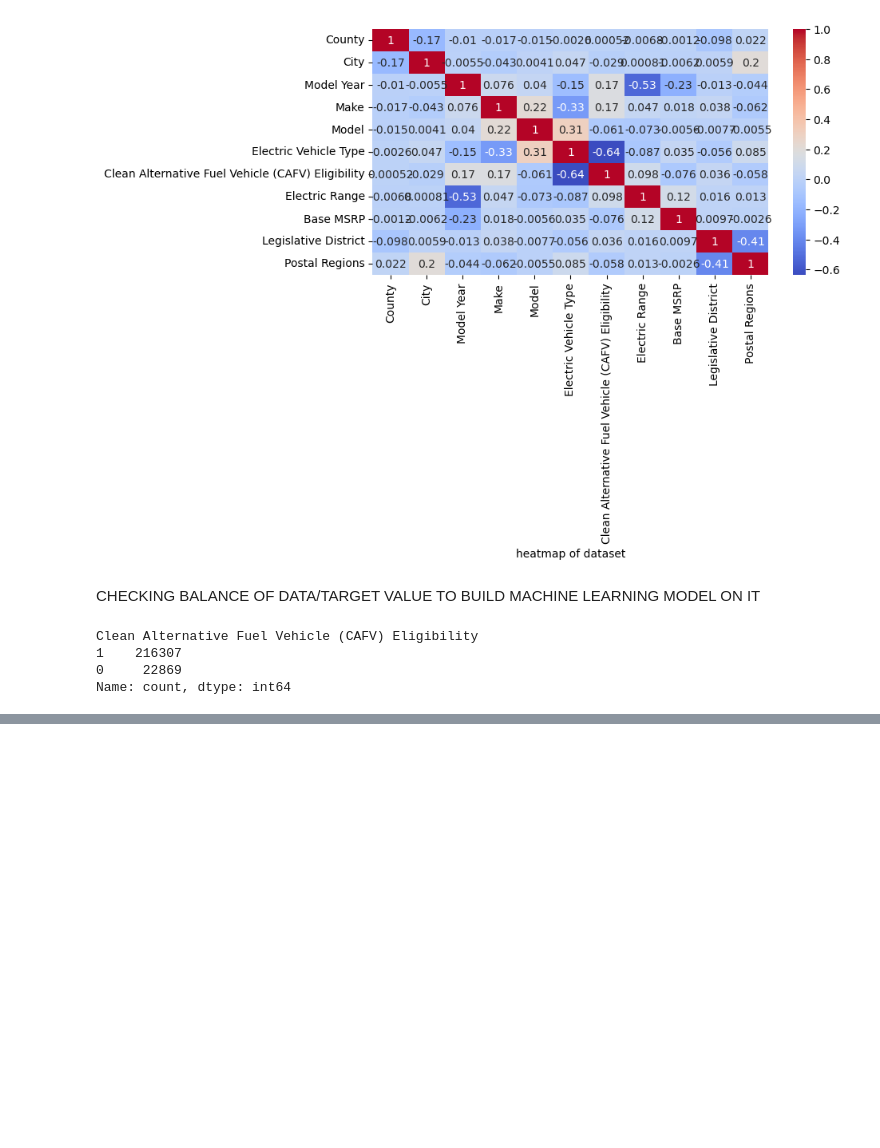
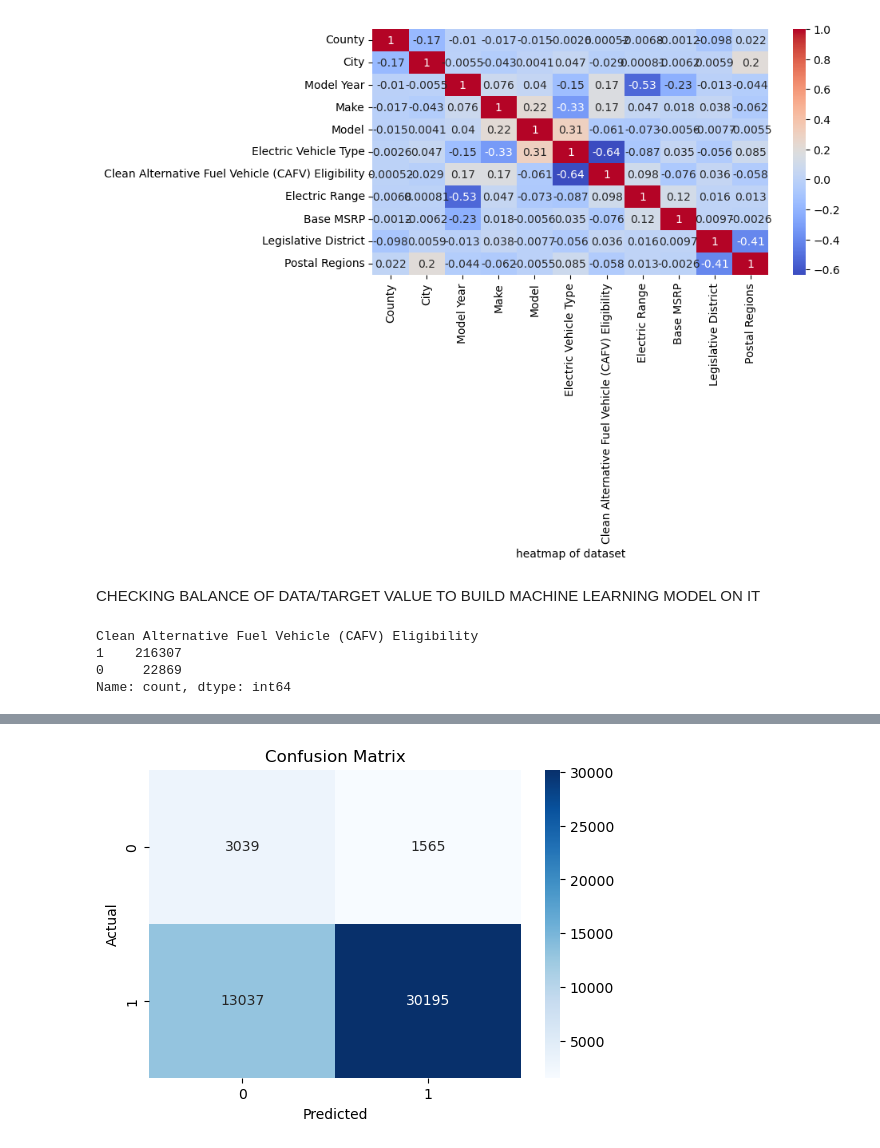
Before and after one commit to maansesharma/air_quality_dataset, a Jupyter notebook: electric_behicle_code_file.ipynb, the cells around one changed output, grey strips where cells are left out. Cells and saved outputs as stored; diff of their text form; code cells hidden in the pictures; blank space fills up the shorter version.

```diff
--- a/electric_behicle_code_file.ipynb
+++ b/electric_behicle_code_file.ipynb
@@ -187,5 +220,0 @@ XGBOOST MACHINE LEARNING MODEL
-# %%
-xgb = XGBClassifier(use_label_encoder = False , eval_matrix  = 'logloss')
-xgb.fit(X_train , y_train)
-y_pred_xgb = xgb.predict(X_test)
-print(classification_report(y_test , y_pred_xgb))
@@ -203,3 +220,0 @@ RANDOM FOREST CLASSIFIER
-# %%
-clssf = RandomForestClassifier()
-clssf.fit(X_train , y_train)
@@ -250,0 +221,6 @@ Text(0.5, 1.0, 'it contain electric range with its two value 0 and 1 in boxplot'
+# %%
+logist = LogisticRegression(class_weight='balanced')
+logist.fit(X_train , y_train)
+y_pred = logist.predict(X_test)
+print("accuracy score for logistic regression is : ", accuracy_score(y_test , y_pred))
+print('classification report :', classification_report(y_test , y_pred))
@@ -250,0 +244,10 @@ Text(0.5, 1.0, 'it contain electric range with its two value 0 and 1 in boxplot'
+# %%
+cm = confusion_matrix(y_test, y_pred)
+plt.figure(figsize=(6,4))
+sns.heatmap(cm, annot=True, fmt='d', cmap='Blues', xticklabels=[0,1], yticklabels=[0,1])
+plt.title('Confusion Matrix')
+plt.xlabel('Predicted')
+plt.ylabel('Actual')
+plt.show()
+# %% [output]
+[figure, added]
```
Also changed, not shown: parts of 30 cells of this notebook, 5 other files.
